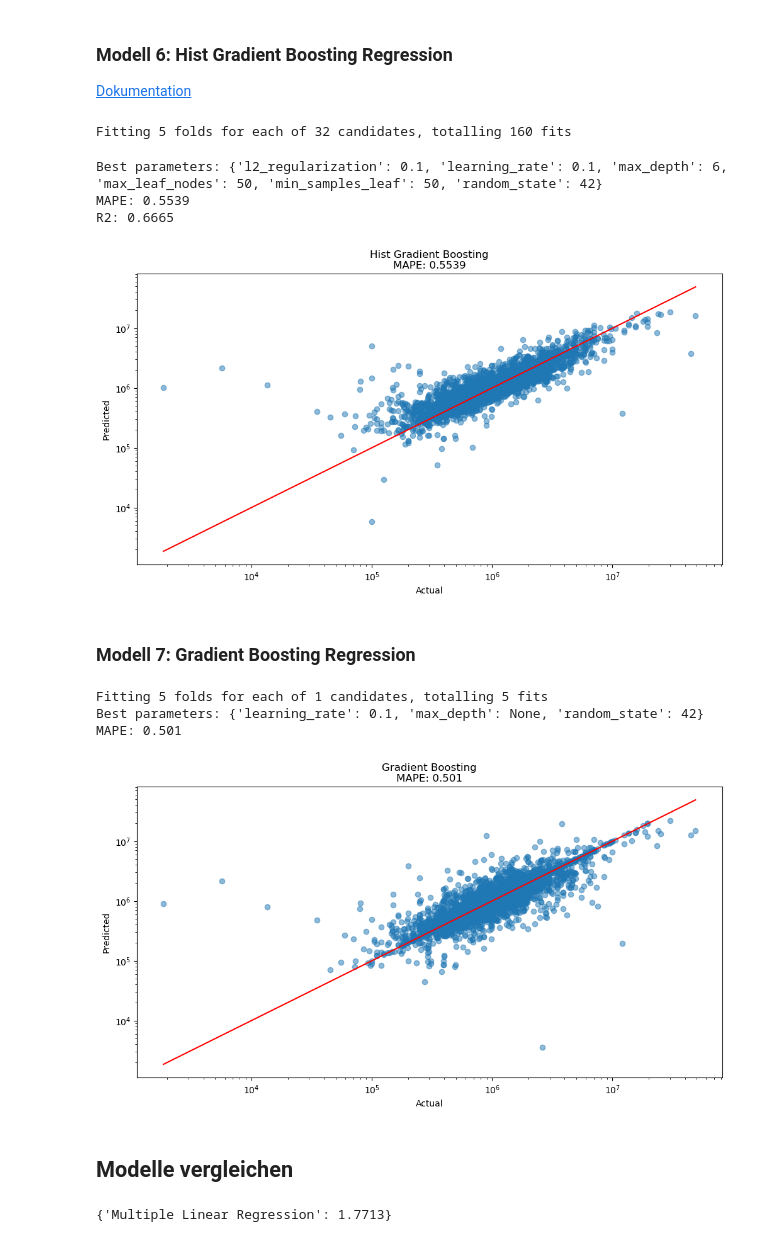
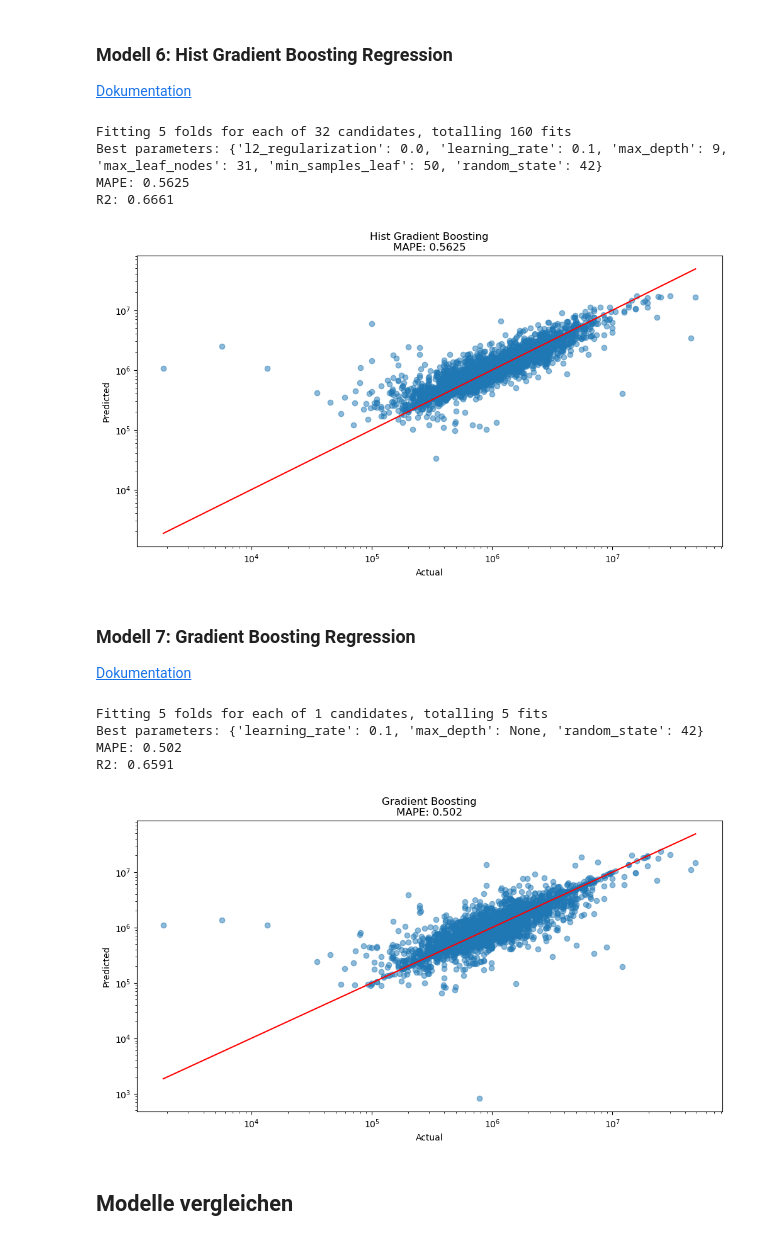
Before and after one commit to alexschillingfhnw/cml1, a Jupyter notebook: Berichte/2_Vorhersage_des_Immobilienpreises/2.2_Bestmögliches_Regressionsmodell_kaggle_Contest/modelle.ipynb, the cells around one changed output. Cells and saved outputs as stored; diff of their text form; code cells hidden in the pictures.

Commit message:
update modelling notebook

```diff
--- a/Berichte/2_Vorhersage_des_Immobilienpreises/2.2_Bestmögliches_Regressionsmodell_kaggle_Contest/modelle.ipynb
+++ b/Berichte/2_Vorhersage_des_Immobilienpreises/2.2_Bestmögliches_Regressionsmodell_kaggle_Contest/modelle.ipynb
@@ -356,8 +356,8 @@ def ridge_model(X_train, y_train, X_test, y_test, alphas=[1], cv=5, iterations=[
 
     param_grid = {
         'alpha': alphas,
-        #'fit_intercept': [True, False],
-        #'positive': [True, False],
+        'fit_intercept': [True],
+        'positive': [False],
         'max_iter': iterations,
         'random_state': [42]
     }
@@ -397,7 +397,7 @@ ridge_regression, mape_ridge = ridge_model(
     y_train,
     X_test,
     y_test,
-    alphas=np.linspace(1000, 10000, 500),
+    alphas=np.linspace(1000, 20000, 400),
     cv=5,
     iterations=[100])
 
@@ -418,10 +419,10 @@ def lasso_model(X_train, y_train, X_test, y_test, alphas=[1], cv=5, iterations=[
 
     param_grid = {
         'alpha': alphas,
-        #'fit_intercept': [True, False],
+        'fit_intercept': [False],
         'max_iter': iterations,
         'random_state': [42],
-        #'selection': ['random', 'cyclic']
+        'selection': ['random', 'cyclic']
     }
 
     grid_lasso = GridSearchCV(lasso, param_grid, cv=cv, n_jobs=5, scoring='neg_mean_absolute_percentage_error', verbose=1)
@@ -457,7 +458,7 @@ lasso_regression, mape_lasso = lasso_model(
     y_train,
     X_test,
     y_test,
-    alphas=np.linspace(100, 100000, 1000),
+    alphas=np.linspace(100, 100000, 100),
     cv=5,
     iterations=[100]
 )
@@ -482,7 +546,7 @@ def xgb_model(X_train, y_train, X_test, y_test, cv=5, max_depth=[12], learning_r
         'random_state': [42]
     }
 
-    grid_xgb = GridSearchCV(xgb, param_grid, cv=cv, n_jobs=8, scoring='neg_mean_absolute_percentage_error', verbose=1)
+    grid_xgb = GridSearchCV(xgb, param_grid, cv=cv, n_jobs=5, scoring='neg_mean_absolute_percentage_error', verbose=1)
 
     grid_xgb.fit(X_train, y_train)
 
@@ -629,7 +695,6 @@ plt.show()
 ### Modell 6: Hist Gradient Boosting Regression
 [Dokumentation](https://scikit-learn.org/stable/modules/generated/sklearn.ensemble.HistGradientBoostingRegressor.html)
 # %%
-# hist gradient boosting model
 def hgb_model(
         X_train,
         y_train,
@@ -655,7 +720,7 @@ def hgb_model(
         'random_state': [42]
     }
 
-    grid_hgb = GridSearchCV(hgb, param_grid, cv=cv, n_jobs=8, scoring='neg_mean_absolute_percentage_error', verbose=1)
+    grid_hgb = GridSearchCV(hgb, param_grid, cv=cv, n_jobs=5, scoring='neg_mean_absolute_percentage_error', verbose=1)
 
     grid_hgb.fit(X_train, y_train)
 
@@ -701,14 +766,15 @@ hgb_regression, mape_hgb = hgb_model(
 mape_lst['Hist Gradient Boosting'] = mape_hgb
 # %% [output]
 Fitting 5 folds for each of 32 candidates, totalling 160 fits
+Best parameters: {'l2_regularization': 0.0, 'learning_rate': 0.1, 'max_depth': 9, 'max_leaf_nodes': 31, 'min_samples_leaf': 50, 'random_state': 42}
+MAPE: 0.5625
+R2: 0.6661
-Best parameters: {'l2_regularization': 0.1, 'learning_rate': 0.1, 'max_depth': 6, 'max_leaf_nodes': 50, 'min_samples_leaf': 50, 'random_state': 42}
-MAPE: 0.5539
-R2: 0.6665
-[figure, old version]
+[figure, new version]
 # %% [markdown]
 ### Modell 7: Gradient Boosting Regression
+
+[Dokumentation](https://scikit-learn.org/stable/modules/generated/sklearn.ensemble.GradientBoostingRegressor.html)
 # %%
-# gradient boosting model
 def gb_model(X_train, y_train, X_test, y_test, cv=5, max_depth=[None], learning_rate=[0.1]):
     """ Creates a Gradient Boosting model with grid search cv
     """
@@ -720,7 +786,7 @@ def gb_model(X_train, y_train, X_test, y_test, cv=5, max_depth=[None], learning_
         'random_state': [42]
     }
 
-    grid_gb = GridSearchCV(gb, param_grid, cv=cv, n_jobs=8, scoring='neg_mean_absolute_percentage_error', verbose=1)
+    grid_gb = GridSearchCV(gb, param_grid, cv=cv, n_jobs=5, scoring='neg_mean_absolute_percentage_error', verbose=1)
 
     grid_gb.fit(X_train, y_train)
 
@@ -735,38 +801,35 @@ def gb_model(X_train, y_train, X_test, y_test, cv=5, max_depth=[None], learning_
     r2_gb = round(r2_score(y_test, y_pred_gb), 4)
     print('R2: {}'.format(r2_gb))
 
     plt.figure(figsize=(12, 6))
     plt.scatter(y_test, y_pred_gb, alpha=0.5)
 
     plot_lin = np.linspace(np.min(y_test), np.max(y_test), 2)
     plt.plot(plot_lin, plot_lin, c="red")
 
     plt.xlabel('Actual')
     plt.ylabel('Predicted')
     plt.title('Gradient Boosting\nMAPE: {}'.format(mape_gb))
     plt.xscale("log")
     plt.yscale("log")
     plt.show()
 
     return grid_gb, mape_gb
 
 gb_regression, mape_gb = gb_model(
     X_train,
     y_train,
     X_test,
     y_test,
     cv=5
 )
 
 mape_lst['Gradient Boosting'] = mape_gb
 # %% [output]
 Fitting 5 folds for each of 1 candidates, totalling 5 fits
 Best parameters: {'learning_rate': 0.1, 'max_depth': None, 'random_state': 42}
-MAPE: 0.501
+MAPE: 0.502
+R2: 0.6591
-[figure, old version]
+[figure, new version]
 # %% [markdown]
 ## Modelle vergleichen
-# %%
-mape_lst
-# %% [output]
-{'Multiple Linear Regression': 1.7713}
```
Also changed, not shown: parts of 28 cells of this notebook.
